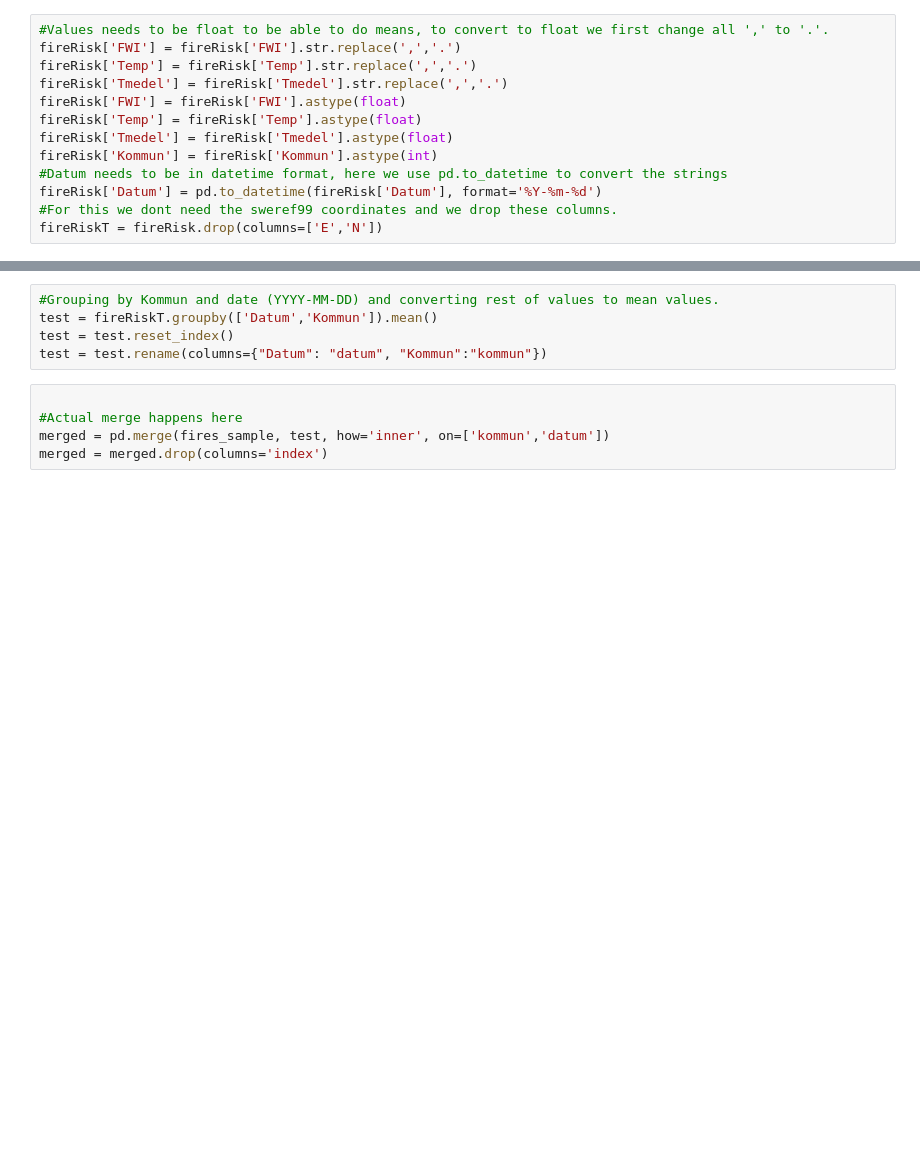
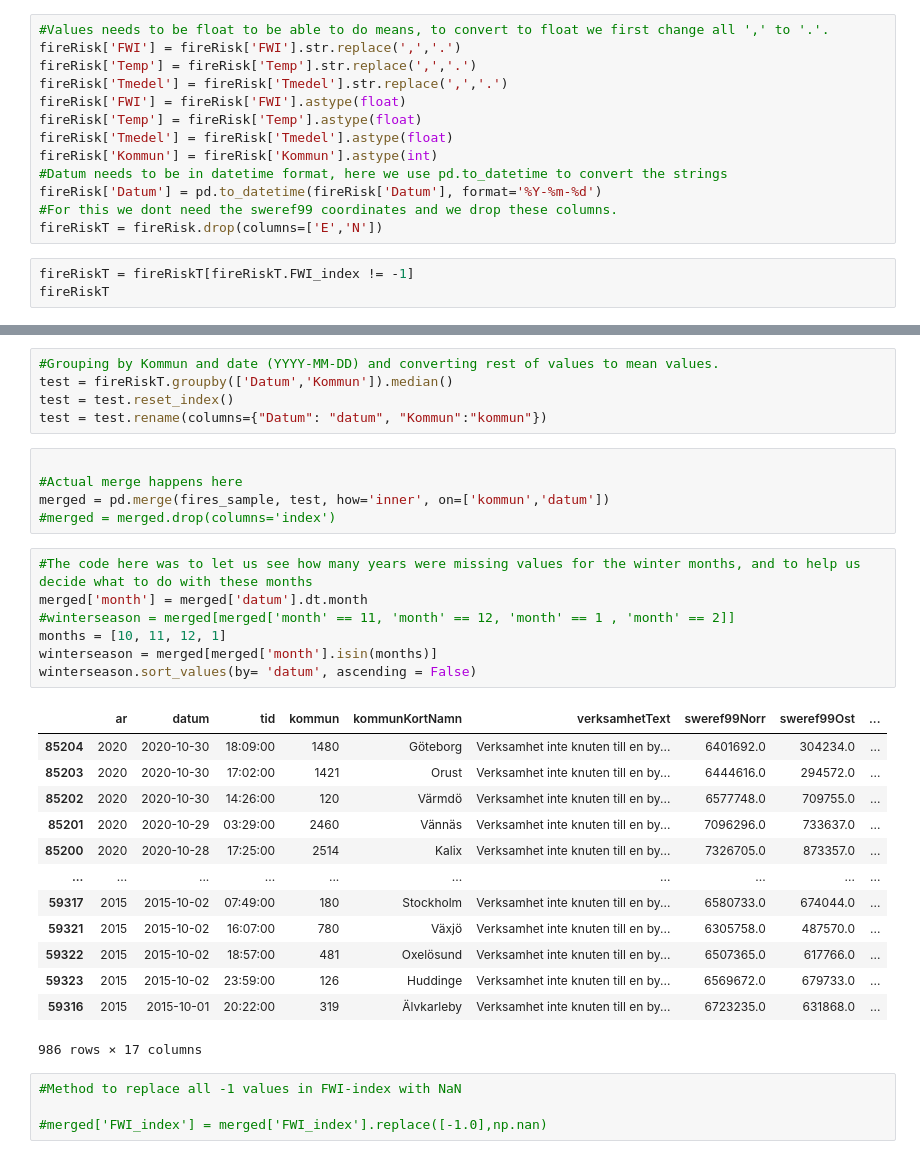
Before and after one commit to Johanil/BDA-Project, a Jupyter notebook: FiresReportedWithRisk.ipynb, the cells around one changed output, grey strips where cells are left out. Drawn from its saved outputs; the diff is of its cells as text; blank space fills up the shorter version.

```diff
--- a/FiresReportedWithRisk.ipynb
+++ b/FiresReportedWithRisk.ipynb
@@ -100,3 +100,6 @@ fireRisk['Kommun'] = fireRisk['Kommun'].astype(int)
 fireRisk['Datum'] = pd.to_datetime(fireRisk['Datum'], format='%Y-%m-%d')
 #For this we dont need the sweref99 coordinates and we drop these columns.
 fireRiskT = fireRisk.drop(columns=['E','N'])
+# %%
+fireRiskT = fireRiskT[fireRiskT.FWI_index != -1]
+fireRiskT
@@ -103,12 +120,37 @@ fireRiskT = fireRisk.drop(columns=['E','N'])
 # %%
 #Grouping by Kommun and date (YYYY-MM-DD) and converting rest of values to mean values.
-test = fireRiskT.groupby(['Datum','Kommun']).mean()
+test = fireRiskT.groupby(['Datum','Kommun']).median()
 test = test.reset_index()
 test = test.rename(columns={"Datum": "datum", "Kommun":"kommun"})
 # %%
 
 #Actual merge happens here
 merged = pd.merge(fires_sample, test, how='inner', on=['kommun','datum'])
-merged = merged.drop(columns='index')
+#merged = merged.drop(columns='index')
+# %%
+#The code here was to let us see how many years were missing values for the winter months, and to help us decide what to do with these months
+merged['month'] = merged['datum'].dt.month
+#winterseason = merged[merged['month' == 11, 'month' == 12, 'month' == 1 , 'month' == 2]]
+months = [10, 11, 12, 1]
+winterseason = merged[merged['month'].isin(months)]
+winterseason.sort_values(by= 'datum', ascending = False)
+# %% [output]
+|  | ar | datum | tid | kommun | kommunKortNamn | verksamhetText | sweref99Norr | sweref99Ost | ... |
+| 85204 | 2020 | 2020-10-30 | 18:09:00 | 1480 | Göteborg | Verksamhet inte knuten till en by... | 6401692.0 | 304234.0 | ... |
+| 85203 | 2020 | 2020-10-30 | 17:02:00 | 1421 | Orust | Verksamhet inte knuten till en by... | 6444616.0 | 294572.0 | ... |
+| 85202 | 2020 | 2020-10-30 | 14:26:00 | 120 | Värmdö | Verksamhet inte knuten till en by... | 6577748.0 | 709755.0 | ... |
+| 85201 | 2020 | 2020-10-29 | 03:29:00 | 2460 | Vännäs | Verksamhet inte knuten till en by... | 7096296.0 | 733637.0 | ... |
+| 85200 | 2020 | 2020-10-28 | 17:25:00 | 2514 | Kalix | Verksamhet inte knuten till en by... | 7326705.0 | 873357.0 | ... |
+| ... | ... | ... | ... | ... | ... | ... | ... | ... | ... |
+| 59317 | 2015 | 2015-10-02 | 07:49:00 | 180 | Stockholm | Verksamhet inte knuten till en by... | 6580733.0 | 674044.0 | ... |
+| 59321 | 2015 | 2015-10-02 | 16:07:00 | 780 | Växjö | Verksamhet inte knuten till en by... | 6305758.0 | 487570.0 | ... |
+| 59322 | 2015 | 2015-10-02 | 18:57:00 | 481 | Oxelösund | Verksamhet inte knuten till en by... | 6507365.0 | 617766.0 | ... |
+| 59323 | 2015 | 2015-10-02 | 23:59:00 | 126 | Huddinge | Verksamhet inte knuten till en by... | 6569672.0 | 679733.0 | ... |
+| 59316 | 2015 | 2015-10-01 | 20:22:00 | 319 | Älvkarleby | Verksamhet inte knuten till en by... | 6723235.0 | 631868.0 | ... |
+986 rows × 17 columns
+# %%
+#Method to replace all -1 values in FWI-index with NaN
+
+#merged['FWI_index'] = merged['FWI_index'].replace([-1.0],np.nan)
 # %%
 #It might be interesting to look at the days where the fires of the municipalities FWI_index is above 4
```
Also changed, not shown: parts of 10 cells of this notebook.
